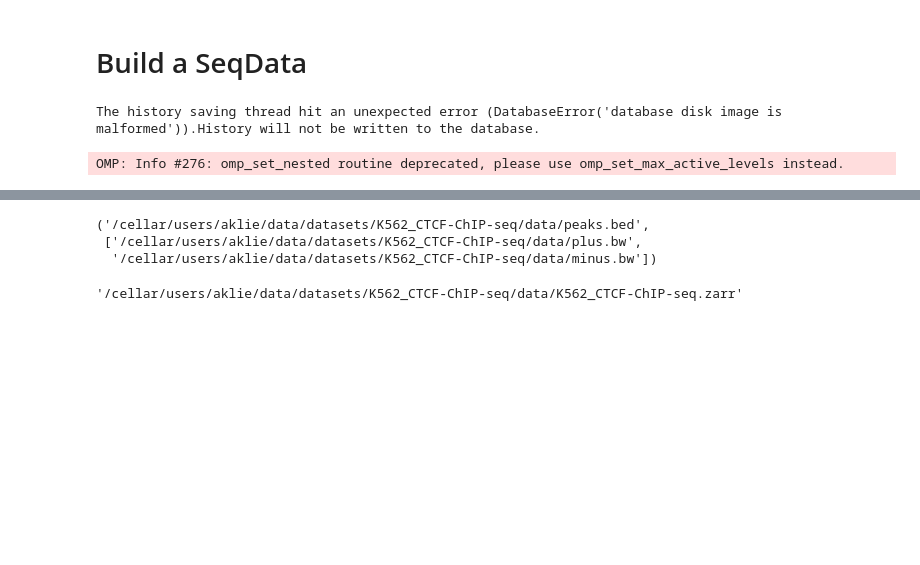
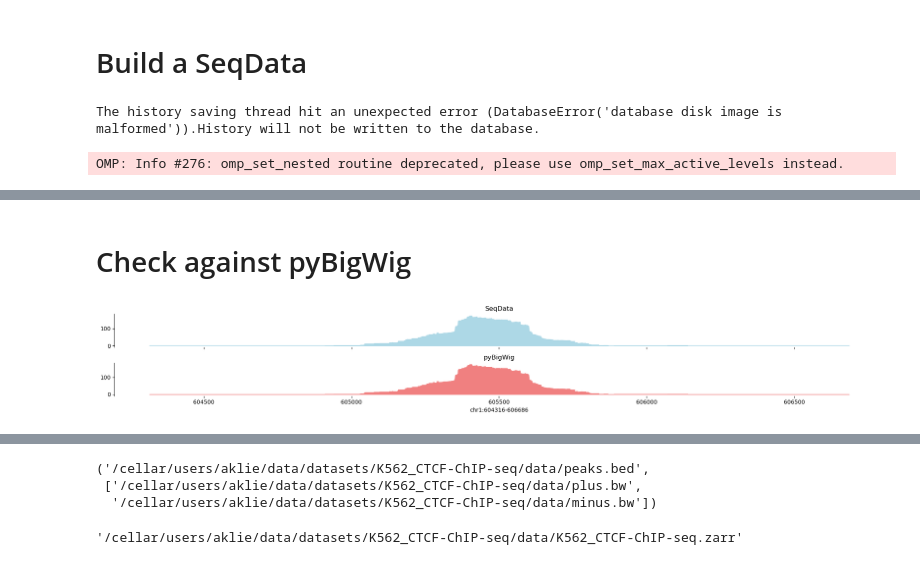
Before and after one commit to ML4GLand/K562_STARR-seq, a Jupyter notebook: bin/3_build_seqdata.ipynb, the cells around one changed output, grey strips where cells are left out. Cells and saved outputs as stored; diff of their text form; code cells hidden in the pictures; blank space fills up the shorter version.

```diff
--- a/bin/3_build_seqdata.ipynb
+++ b/bin/3_build_seqdata.ipynb
@@ -33,0 +36,4 @@ fasta = "/cellar/users/aklie/data/ref/genomes/hg38/hg38.fa"
+# %%
+# Make output directory if doesn't exist
+out = os.path.join(data_dir, "K562_STARR-seq.zarr")
+out
@@ -33,0 +84,2 @@ fasta = "/cellar/users/aklie/data/ref/genomes/hg38/hg38.fa"
+# %% [markdown]
+# Check against pyBigWig
@@ -33,0 +88,27 @@ fasta = "/cellar/users/aklie/data/ref/genomes/hg38/hg38.fa"
+# %%
+# Get data
+seq_num = 0
+ser = sdata[["name", "chrom", "chromStart", "chromEnd"]].to_dataframe().loc[seq_num]
+sdata_vals = sdata["cov"][seq_num].values.squeeze()
+pybw_vals = np.nan_to_num(np.array(file.values(ser["chrom"], ser["chromStart"], ser["chromEnd"])))
+chrom = ser["chrom"]
+chromStart = ser["chromStart"]
+chromEnd = ser["chromEnd"]
+interval = dict(chrom=chrom, start=chromStart, end=chromEnd)
+tracks = {
+    "SeqData": sdata_vals,
+    "pyBigWig": pybw_vals
+}
+colors = {
+    "SeqData": "lightblue",
+    "pyBigWig": "lightcoral"
+}
+
+# Plot tracks
+plot_tracks(
+    tracks=tracks,
+    interval=interval,
+    colors=colors
+)
+# %% [output]
+[figure, added]
```
Also changed, not shown: parts of 11 cells of this notebook, 2 other files.
